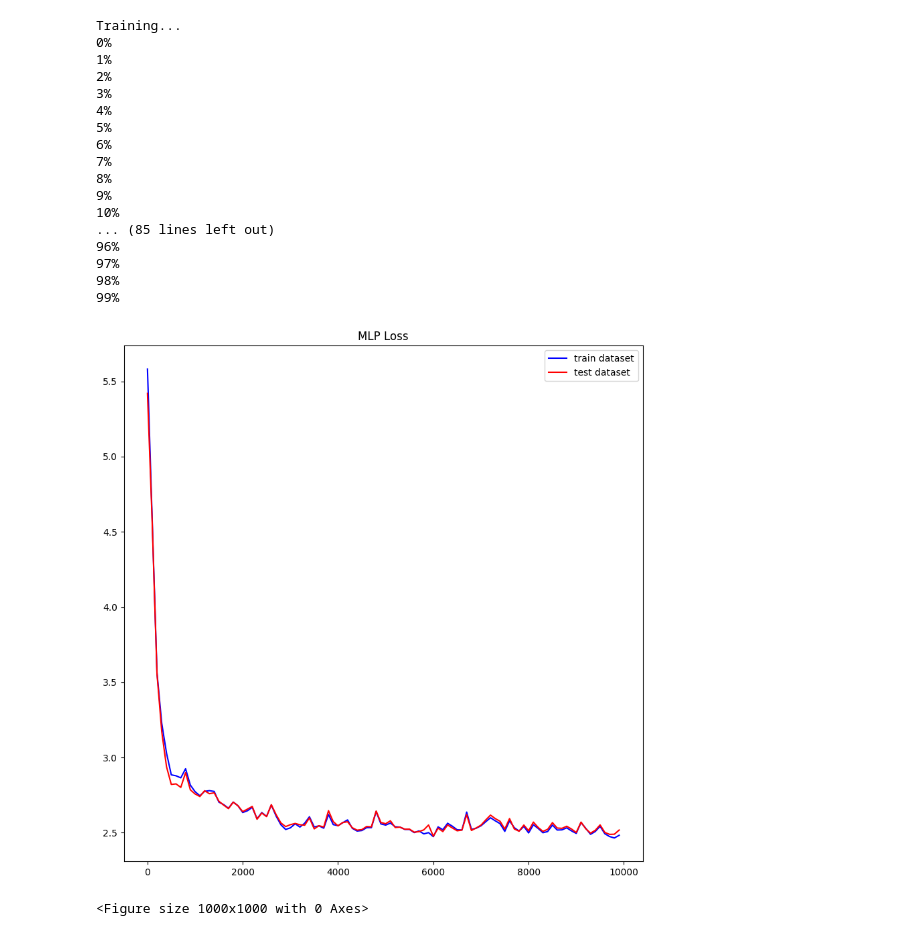
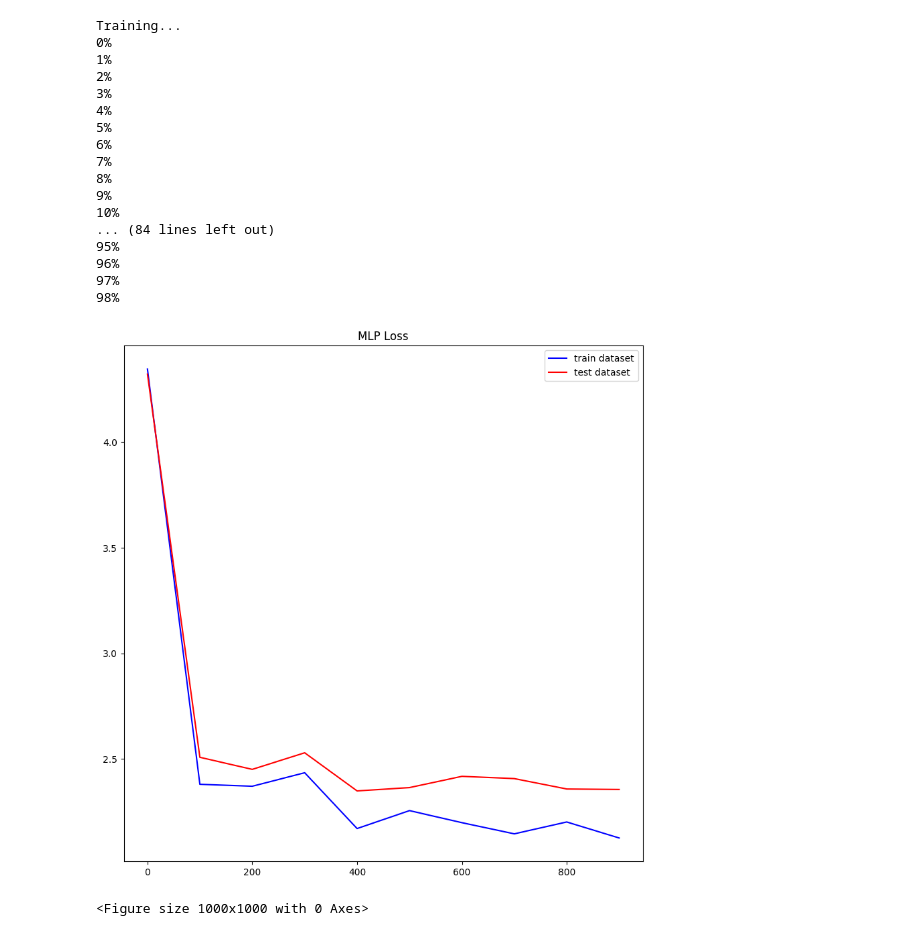
Before and after one commit to alia-team/ai, a Jupyter notebook: python/test_cases.ipynb, the cells around one changed output. Cells and saved outputs as stored; diff of their text form; code cells hidden in the pictures.

```diff
--- a/python/test_cases.ipynb
+++ b/python/test_cases.ipynb
@@ -349,35 +349,35 @@ if __name__ == "__main__":
         training_inputs,
         training_labels,
         testing_inputs,
         testing_labels,
         0.01,
-        10000,
+        1000,
         True,
     )
 
     plt.plot([i * 100 for i in range(len(res))], [r[0] for r in res], color="blue")
     plt.plot([i * 100 for i in range(len(res))], [r[1] for r in res], color="red")
     plt.legend(["train dataset", "test dataset"])
     plt.title("MLP Loss")
     plt.show()
     plt.clf()
 # %% [output]
 Training...
 0%
 1%
 2%
 3%
 4%
 5%
 6%
 7%
 8%
 9%
 10%
-... (85 lines left out)
+... (84 lines left out)
+95%
 96%
 97%
 98%
-99%
-[figure, old version]
+[figure, new version]
 <Figure size 1000x1000 with 0 Axes>
```
Also changed, not shown: parts of 10 cells of this notebook, 1 other file.
